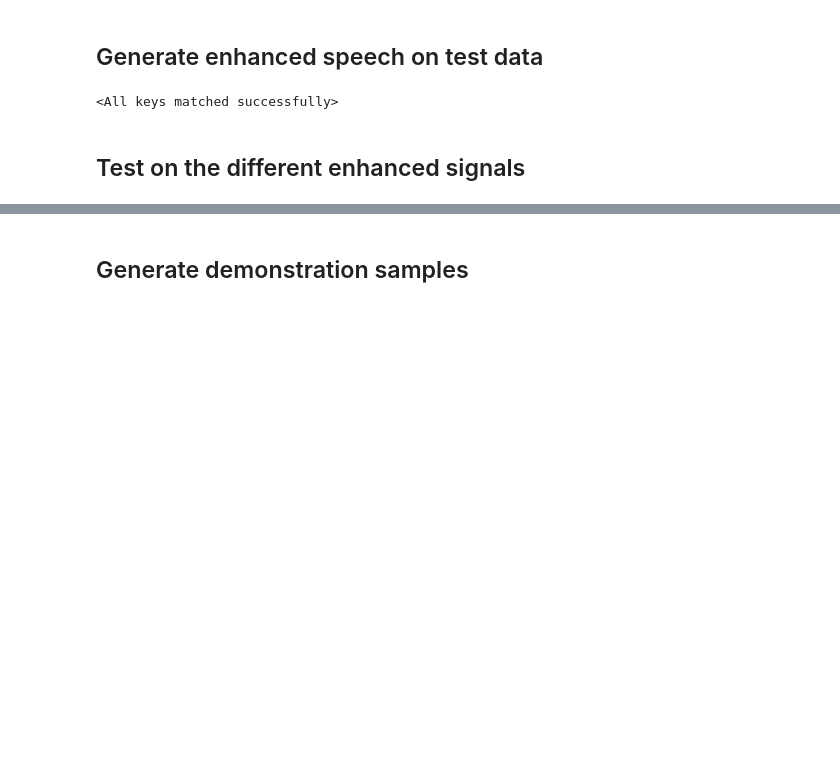
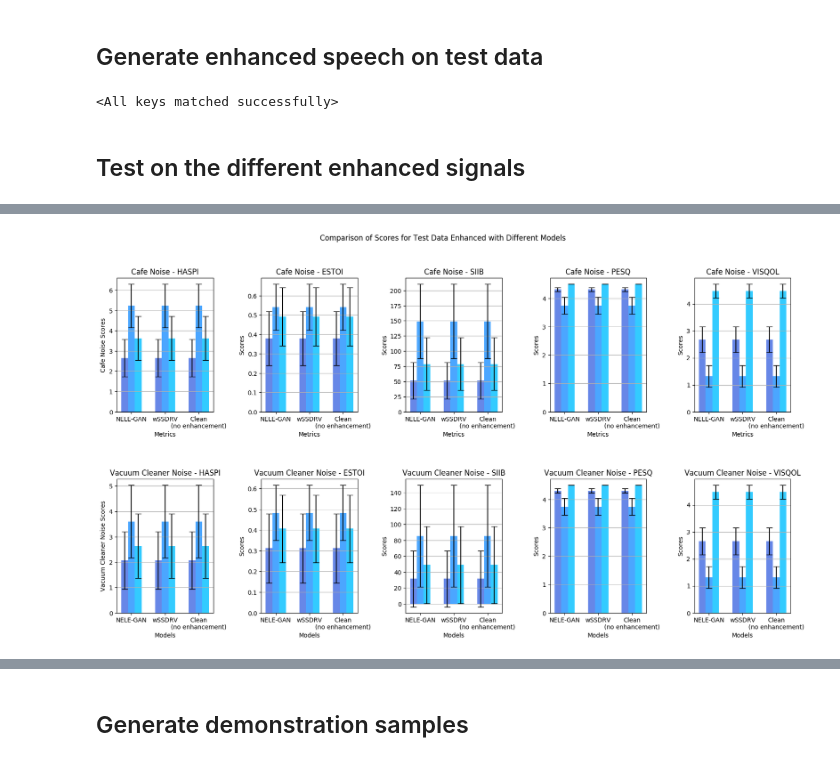
Before and after one commit to BrentonAD/SIT789-Task5-2HD, a Jupyter notebook: SIT789-Task5-2HD-notebook.ipynb, the cells around one changed output, grey strips where cells are left out. Saved outputs shown, nothing was run; the diff lists cells and outputs as text; code cells hidden in the pictures; blank space fills up the shorter version.

Commit message:
Evaluation against test data

```diff
--- a/SIT789-Task5-2HD-notebook.ipynb
+++ b/SIT789-Task5-2HD-notebook.ipynb
@@ -997,14 +996,19 @@ def test_enhanced_signals(clean_wav_root, noise_wav_root, enhanced_file_list):
 clean_wav_root = "data/Test/Clean/"
 noise_wav_root = "data/Test/Noise/"
 
+nele_gan_enhanced_list = [ "test-enhanced-data/"+file for file in os.listdir("test-enhanced-data") ]
+wssdrc_enhanced_list = [ "data/Test/MultiEnh/"+file for file in os.listdir("data/Test/MultiEnh") ]
+clean_list = [ clean_wav_root+file for file in os.listdir(clean_wav_root) ]
+
+
 print("Testing NELE-GAN enhanced signals")
-nele_gan_enhanced_list = [ "test-enhanced-data/"+file for file in os.listdir("test-enhanced-data") ]
-nele_gan_scores = test_enhanced_signals(clean_wav_root, noise_wav_root, nele_gan_enhanced_list)
+cafe_nele_gan_scores = test_enhanced_signals(clean_wav_root, noise_wav_root, nele_gan_enhanced_list, "Cafe")
+vacuum_nele_gan_scores = test_enhanced_signals(clean_wav_root, noise_wav_root, nele_gan_enhanced_list, "VacuumCleaner")
 
 print("Testing wSSDRC enhanced signals")
-wssdrc_enhanced_list = [ "data/Test/MultiEnh/"+file for file in os.listdir("data/Test/MultiEnh") ]
-wssdrc_scores = test_enhanced_signals(clean_wav_root, noise_wav_root, wssdrc_enhanced_list)
+cafe_wssdrc_scores = test_enhanced_signals(clean_wav_root, noise_wav_root, wssdrc_enhanced_list, "Cafe")
+vacuum_wssdrc_scores = test_enhanced_signals(clean_wav_root, noise_wav_root, wssdrc_enhanced_list, "VacuumCleaner")
 
 print("Testing clean signals")
-clean_list = [ clean_wav_root+file for file in os.listdir(clean_wav_root) ]
-clean_scores = test_enhanced_signals(clean_wav_root, noise_wav_root, clean_list)
+cafe_clean_scores = test_enhanced_signals(clean_wav_root, noise_wav_root, clean_list, "Cafe")
+vacuum_clean_scores = test_enhanced_signals(clean_wav_root, noise_wav_root, clean_list, "VacuumCleaner")
@@ -1051,0 +1015,75 @@ plt.show()
+# %%
+import numpy as np
+import matplotlib.pyplot as plt
+
+metrics = ('HASPI', 'ESTOI', 'SIIB', 'PESQ', 'VISQOL')
+model_names = ["NELE-GAN", "wSSDRV", "Clean\n(no enhancement)"]
+
+# Number of metrics
+num_models = len(model_names)
+
+# Create an array of indices for the x-axis
+x = np.arange(num_models)
+
+# Calculate averages and std
+cafe_nele_gan_avgs = [np.mean(score) for score in cafe_nele_gan_scores]
+cafe_nele_gan_std = [np.std(score) for score in cafe_nele_gan_scores]
+cafe_wssdrc_avgs = [np.mean(score) for score in cafe_wssdrc_scores]
+cafe_wssdrc_std = [np.std(score) for score in cafe_wssdrc_scores]
+cafe_clean_avgs = [np.mean(score) for score in cafe_clean_scores]
+cafe_clean_std = [np.std(score) for score in cafe_clean_scores]
+
+vacuum_nele_gan_avgs = [np.mean(score) for score in vacuum_nele_gan_scores]
+vacuum_nele_gan_std = [np.std(score) for score in vacuum_nele_gan_scores]
+vacuum_wssdrc_avgs = [np.mean(score) for score in vacuum_wssdrc_scores]
+vacuum_wssdrc_std = [np.std(score) for score in vacuum_wssdrc_scores]
+vacuum_clean_avgs = [np.mean(score) for score in vacuum_clean_scores]
+vacuum_clean_std = [np.std(score) for score in vacuum_clean_scores]
+
+# Width of each bar
+bar_width = 0.2
+
+# Create a figure and subplots
+fig, axes = plt.subplots(nrows=2, ncols=len(metrics), figsize=(20, 10))
+
+# Create clustered bars for each metric - Cafe Noise
+for i, metric in enumerate(metrics):
+    axes[0, i].bar(x - bar_width, cafe_nele_gan_avgs[i], bar_width, yerr=cafe_nele_gan_std[i], ecolor='black', capsize=5, label='NELE-GAN', color='royalblue', alpha=0.8)
+    axes[0, i].bar(x, cafe_wssdrc_avgs[i], bar_width, yerr=cafe_wssdrc_std[i], ecolor='black', capsize=5, label='wSSDRC', color='dodgerblue', alpha=0.8)
+    axes[0, i].bar(x + bar_width, cafe_clean_avgs[i], bar_width, yerr=cafe_clean_std[i], ecolor='black', capsize=5, label='Clean (no enhancement)', color='deepskyblue', alpha=0.8)
+    # Set the x-axis ticks and labels
+    axes[0, i].set_xticks(x)
+    axes[0, i].set_xticklabels(model_names)
+    axes[0, i].grid(axis='y')
+    # Set labels and title
+    axes[0, i].set_xlabel('Metrics')
+    axes[0, i].set_ylabel('Scores')
+    axes[0, i].set_title(f'Cafe Noise - {metric}')
+
+# Create clustered bars for each metric - Vacuum Cleaner Noise
+for i, metric in enumerate(metrics):
+    axes[1, i].bar(x - bar_width, vacuum_nele_gan_avgs[i], bar_width, yerr=vacuum_nele_gan_std[i], ecolor='black', capsize=5, label='NELE-GAN', color='royalblue', alpha=0.8)
+    axes[1, i].bar(x, vacuum_wssdrc_avgs[i], bar_width, yerr=vacuum_wssdrc_std[i], ecolor='black', capsize=5, label='wSSDRC', color='dodgerblue', alpha=0.8)
+    axes[1, i].bar(x + bar_width, vacuum_clean_avgs[i], bar_width, yerr=vacuum_clean_std[i], ecolor='black', capsize=5, label='Clean (no enhancement)', color='deepskyblue', alpha=0.8)
+    # Set the x-axis ticks and labels
+    axes[1, i].set_xticks(x)
+    axes[1, i].set_xticklabels(model_names)
+    axes[1, i].grid(axis='y')
+    # Set labels and title
+    axes[1, i].set_xlabel('Models')
+    axes[1, i].set_ylabel('Scores')
+    axes[1, i].set_title(f'Vacuum Cleaner Noise - {metric}')
+
+# Set titles for the subplots
+axes[0, 0].set_ylabel('Cafe Noise Scores')
+axes[1, 0].set_ylabel('Vacuum Cleaner Noise Scores')
+
+fig.suptitle('Comparison of Scores for Test Data Enhanced with Different Models')
+
+# Adjust spacing between subplots
+plt.subplots_adjust(hspace=0.5, wspace=0.5)
+
+# Display the plot
+plt.show()
+# %% [output]
+[figure, added]
```
Also changed, not shown: parts of 18 cells of this notebook, 28 other files.
